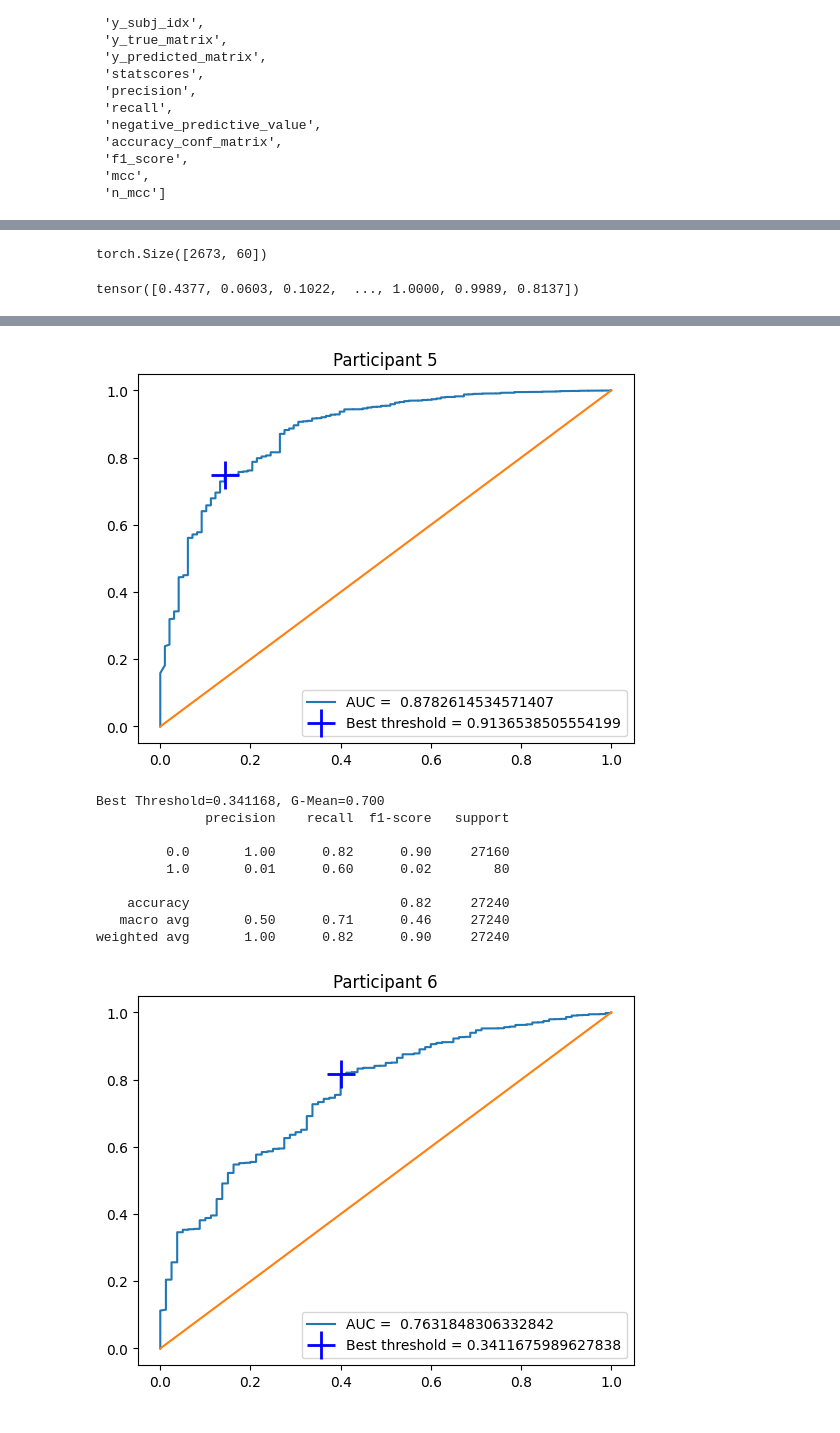
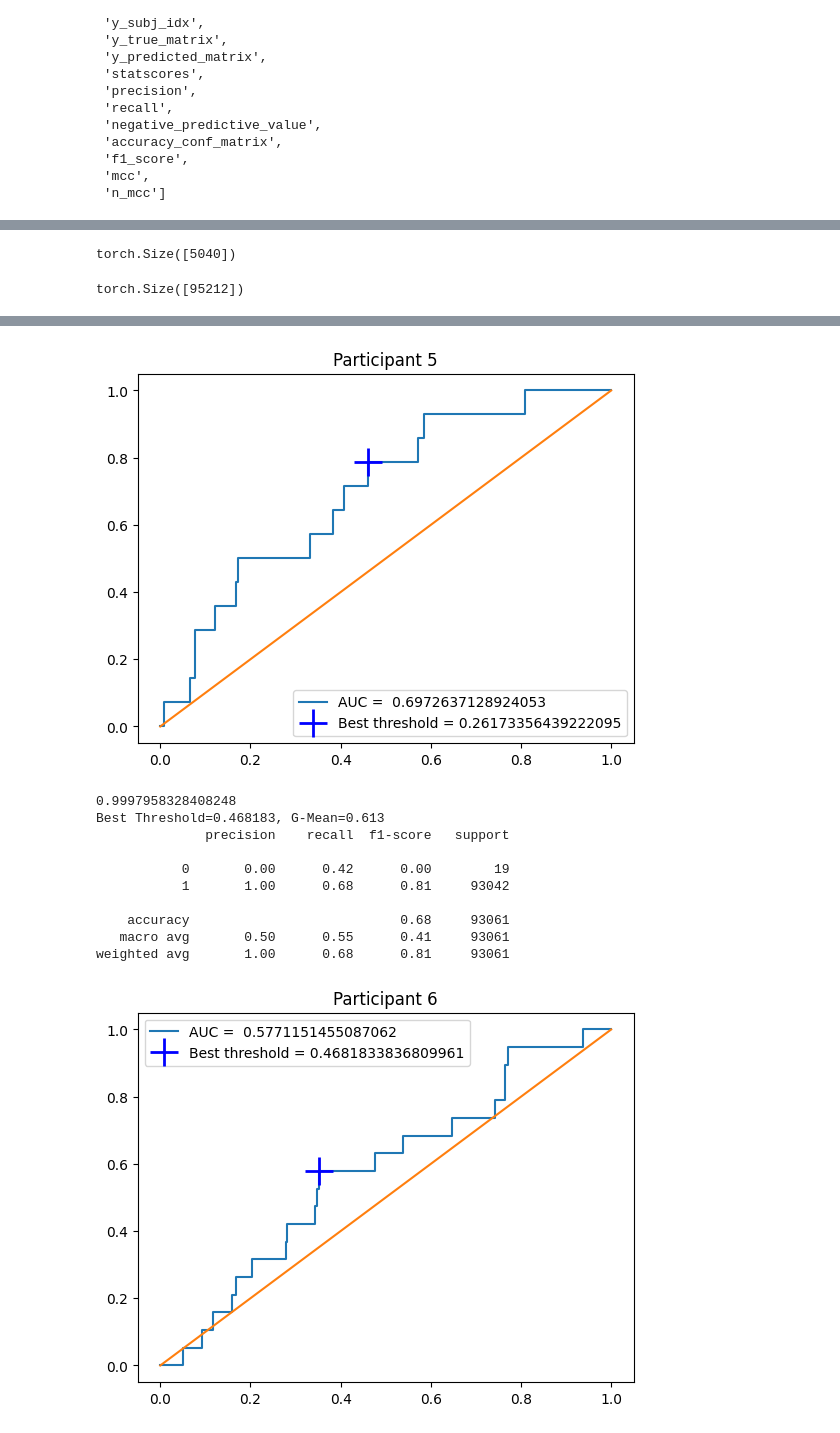
Before and after one commit to ivopascal/Error-perception-classification-in-BCI-using-CNN_private, a Jupyter notebook: Metrics_analysis.ipynb, the cells around one changed output, grey strips where cells are left out. Cells and saved outputs as stored; diff of their text form; code cells hidden in the pictures.

```diff
--- a/Metrics_analysis.ipynb
+++ b/Metrics_analysis.ipynb
@@ -92,0 +155,2 @@ test_metrics_continuous = open_file_pickle(test_metrics_path_continuous)
+# %%
+test_metrics_continuous.y_in_distribution = test_metrics_continuous.y_in_distribution.type('torch.BoolTensor')
@@ -129,15 +230,15 @@ tensor([0.5000, 0.5000, 0.5000,  ..., 0.5000, 0.5000, 0.5000],
 # %%
 lower_window_ms = -600
 upper_window_ms = 600
-lower_window = int(milliseconds_to_samples(lower_window_ms) / undersampling_interval)
-upper_window = int(milliseconds_to_samples(upper_window_ms) / undersampling_interval)
+lower_window = int(milliseconds_to_samples(lower_window_ms) / undersampling_interval )
+upper_window = int(milliseconds_to_samples(upper_window_ms) / undersampling_interval )
 event_index = 1
 
 
 x = [samples_to_milliseconds(step) * undersampling_interval for step in range(lower_window, upper_window)]
 
 # for event_index in range(len(event_indices[0])):
-for event_index in range(10):
+for event_index in range(5):
     y_true = 1 - (test_metrics_continuous.y_true[event_indices[0][event_index]])
     print(y_true)
 
@@ -153,7 +254,7 @@ for event_index in range(10):
     plt.ylabel("Variance/prediction")
     plt.legend()
     # plt.vlines([-50, 0, 50], ymin=0, ymax=1, color=[color])
-    plt.plot(x, y_true_id[event_indices[0][event_index] + lower_window: event_indices[0][event_index] + upper_window], label="Prediction")
+    plt.plot(x, y_true_id[event_indices[0][event_index] + lower_window: event_indices[0][event_index] + upper_window], label="Truth")
     plt.ylim(0, 1)
 
     plt.show()
@@ -328,5 +438,0 @@ stacked_subjects = torch.vstack(y_subj)
-# %%
-predictions_per_participant = []
-stacked_predictions = torch.vstack(y_predictions)
-for i in range(1, 7):
-    predictions_per_participant.append(stacked_predictions[stacked_subjects == i].reshape(stacked_subjects.shape[1], -1).mean(axis=1))
@@ -373,30 +452,41 @@ for i in range(1, 7):
     predictions_per_participant.append(stacked_predictions[stacked_subjects == i].reshape(-1, stacked_subjects.shape[1]))
     variances_per_participant.append(stacked_variances[stacked_subjects == i].reshape(-1, stacked_subjects.shape[1]))
     trues_per_participant.append(stacked_trues[stacked_subjects == i].reshape(-1, stacked_subjects.shape[1]))
-# %%
-torch.vstack(predictions_per_participant).shape
-# %% [output]
-torch.Size([2673, 60])
-# %%
-test_metrics_continuous.y_predicted
-# %% [output]
-tensor([0.4377, 0.0603, 0.1022,  ..., 1.0000, 0.9989, 0.8137])
+# %%
+predictions_per_participant[0].reshape(-1).shape
+# %% [output]
+torch.Size([5040])
+# %%
+predictions_per_participant = []
+variances_per_participant = []
+trues_per_participant = []
+y_in_distribution_per_participant  = []
+
+for i in range(1, 7):
+    predictions_per_participant.append(test_metrics_continuous.y_predicted[test_metrics_continuous.y_subj_idx == i])
+    variances_per_participant.append(test_metrics_continuous.y_variance[test_metrics_continuous.y_subj_idx == i])
+    trues_per_participant.append(test_metrics_continuous.y_true[test_metrics_continuous.y_subj_idx == i])
+    y_in_distribution_per_participant.append(test_metrics_continuous.y_in_distribution[test_metrics_continuous.y_subj_idx == i])
+# %%
+predictions_per_participant[1].shape
+# %% [output]
+torch.Size([95212])
 # %%
 optimal_thresholds = []
 interval_preds = []
 interval_truths = []
-for i, zipped in enumerate(zip(trues_per_participant, predictions_per_participant)):
-    participant_trues, participant_predictions = zipped
+for i, zipped in enumerate(zip(trues_per_participant, predictions_per_participant, y_in_distribution_per_participant)):
+    participant_trues, participant_predictions, participan_in_distribution = zipped
     binarized_participant_trues = participant_trues.clone()
-    binarized_participant_trues[binarized_participant_trues == 0.5] = 0
-    fpr, tpr, thresholds = roc_curve(1 - binarized_participant_trues.reshape(-1),  participant_predictions.reshape(-1))
+    print(binarized_participant_trues.numpy().mean())
+    fpr, tpr, thresholds = roc_curve(1 - binarized_participant_trues.reshape(-1), 1 - participant_predictions.reshape(-1))
     gmeans = np.sqrt(tpr * (1-fpr))
     ix = np.argmax(gmeans)
     print('Best Threshold=%f, G-Mean=%.3f' % (thresholds[ix], gmeans[ix]))
     optimal_thresholds.append(thresholds[ix])
 
 
-    thresholded_participant_predictions = participant_predictions < thresholds[ix]
+    thresholded_participant_predictions = participant_predictions > thresholds[ix]
 
     print(classification_report(binarized_participant_trues.reshape(-1), thresholded_participant_predictions.reshape(-1)))
 
@@ -462,11 +557,12 @@ weighted avg       1.00      0.75      0.85     26160
-[figure, old version]
+[figure, new version]
-Best Threshold=0.341168, G-Mean=0.700
+0.9997958328408248
+Best Threshold=0.468183, G-Mean=0.613
               precision    recall  f1-score   support
 
-         0.0       1.00      0.82      0.90     27160
-         1.0       0.01      0.60      0.02        80
+           0       0.00      0.42      0.00        19
+           1       1.00      0.68      0.81     93042
 
-    accuracy                           0.82     27240
-   macro avg       0.50      0.71      0.46     27240
-weighted avg       1.00      0.82      0.90     27240
+    accuracy                           0.68     93061
+   macro avg       0.50      0.55      0.41     93061
+weighted avg       1.00      0.68      0.81     93061
-[figure, old version]
+[figure, new version]
```
Also changed, not shown: parts of 71 cells of this notebook, 3 other files.
